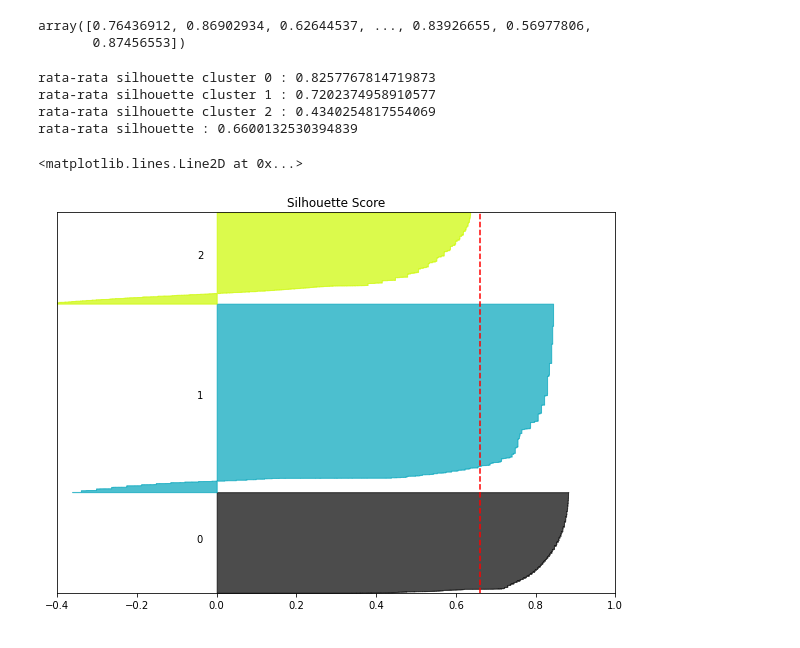
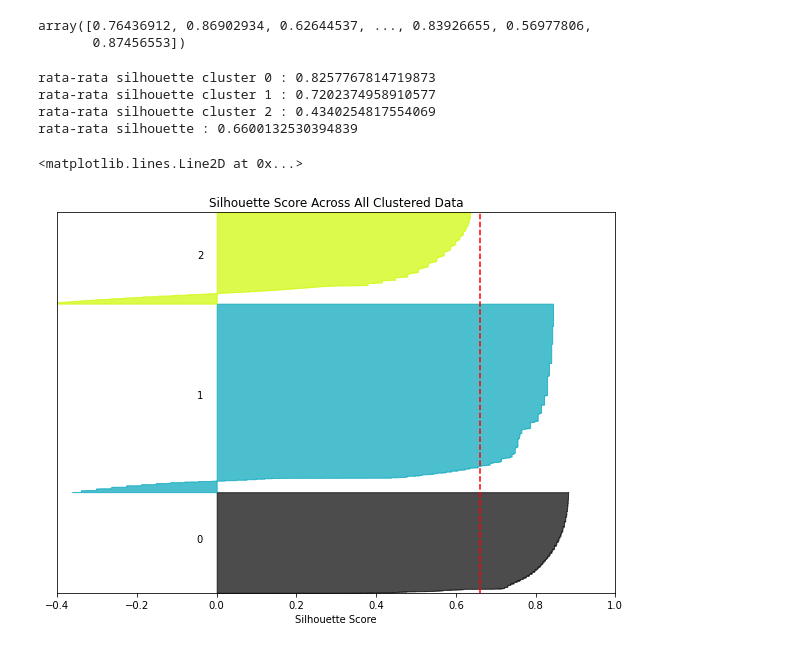
Before and after one commit to kaenova/Malin_Tubes1, a Jupyter notebook: notebooks/Malin_Tubes1_Pengumpulan.ipynb, the cells around one changed output. Drawn from its saved outputs; the diff is of its cells as text; code cells hidden in the pictures.

```diff
--- a/notebooks/Malin_Tubes1_Pengumpulan.ipynb
+++ b/notebooks/Malin_Tubes1_Pengumpulan.ipynb
@@ -490,37 +491,38 @@ ax.tick_params(left=False, labelleft=False)
 fig.set_size_inches(10, 7)
 ax.set_xlim([-0.4, 1])
 ax.set_ylim([0, len(X) + (n_clusters + 1) * 10])
-ax.set_title("Silhouette Score")
+ax.set_title("Silhouette Score Across All Clustered Data")
+ax.set_xlabel("Silhouette Score")
 y_lower = 10
 sil_total = 0
 for i in range(n_clusters):
     ith_cluster_silhouette_values = \
             sil_sample[df_processing["Cluster"] == i]
     print("rata-rata silhouette cluster",i, ":" , statistics.mean(ith_cluster_silhouette_values))
     sil_total += statistics.mean(ith_cluster_silhouette_values)
     ith_cluster_silhouette_values.sort()
     size_cluster_i = ith_cluster_silhouette_values.shape[0]
     y_upper = y_lower + size_cluster_i
     color = cm.nipy_spectral(float(i) / n_clusters)
     ax.fill_betweenx(np.arange(y_lower, y_upper),
                       0, ith_cluster_silhouette_values,
                       facecolor=color, edgecolor=color, alpha=0.7)
 
     # Label the silhouette plots with their cluster numbers at the middle
     ax.text(-0.05, y_lower + 0.5 * size_cluster_i, str(i))
 
     # Compute the new y_lower for next plot
     y_lower = y_upper + 10  # 10 for the 0 samples
 
 print("rata-rata silhouette :", (sil_total/n_clusters) )
 ax.axvline(x=(sil_total/n_clusters), color="red", linestyle="--")
 # %% [output]
 rata-rata silhouette cluster 0 : 0.8257767814719873
 rata-rata silhouette cluster 1 : 0.7202374958910577
 rata-rata silhouette cluster 2 : 0.4340254817554069
 rata-rata silhouette : 0.6600132530394839
 <matplotlib.lines.Line2D at 0x...>
-[figure, old version]
+[figure, new version]
 # %%
 fig, ax = plt.subplots()
 fig.set_size_inches((10,10))
```
Also changed, not shown: parts of 14 cells of this notebook, 3 other files.
